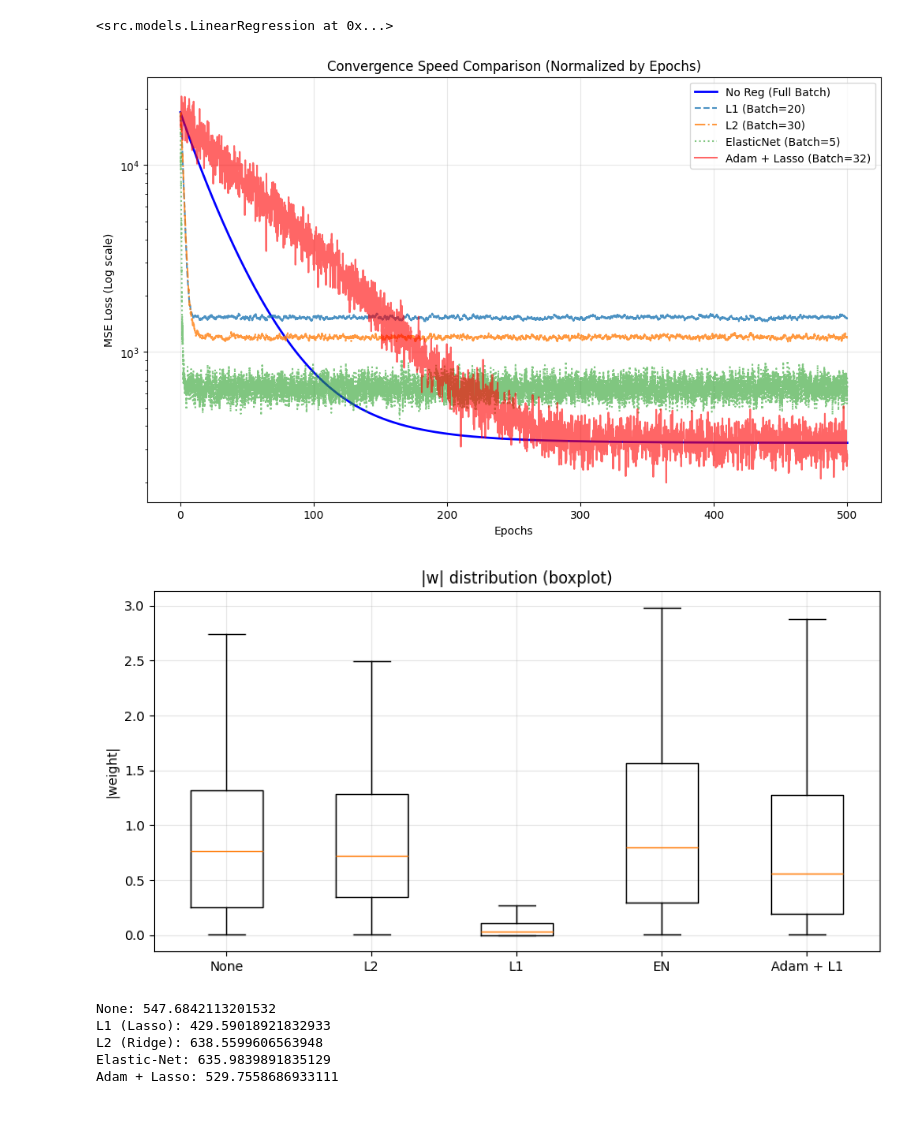
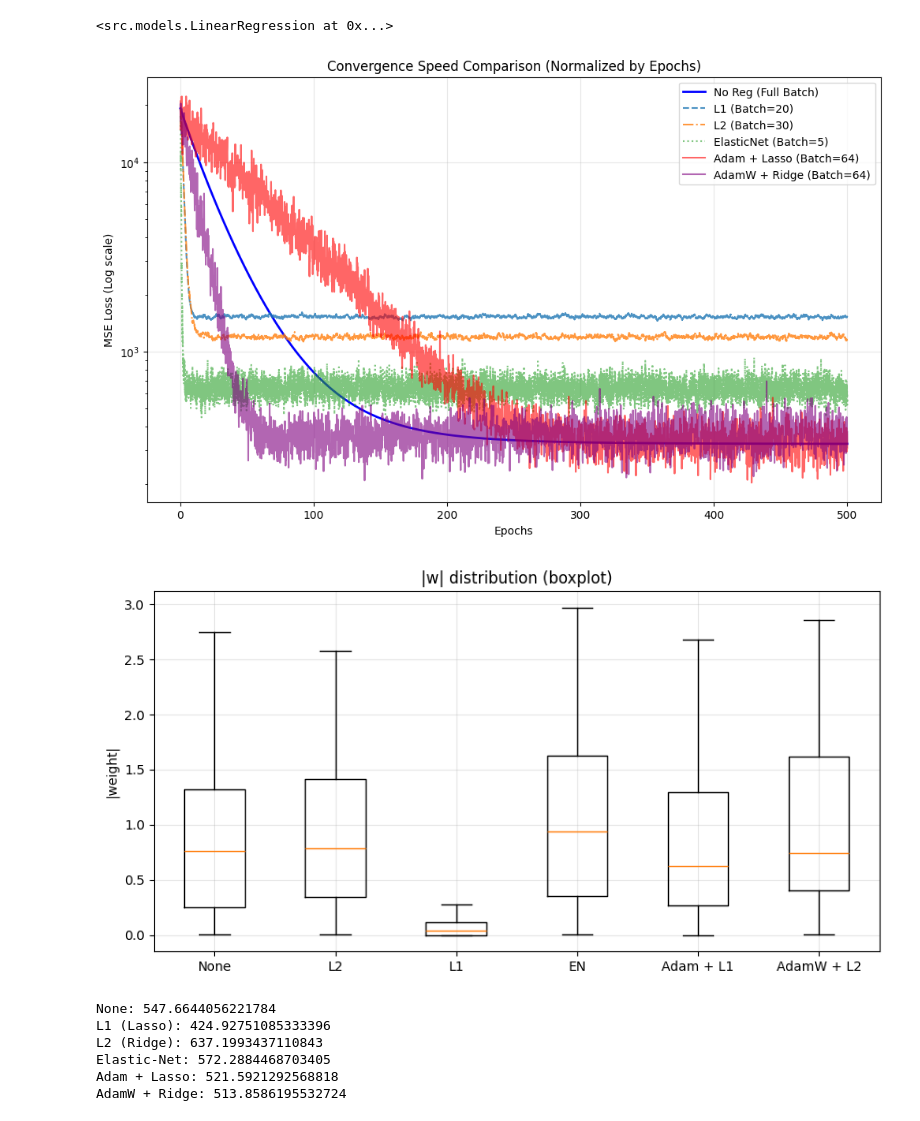
Before and after one commit to 1dober1/optimizer-playground, a Jupyter notebook: notebooks/experiments.ipynb, the cells around one changed output. Cells and saved outputs as stored; diff of their text form; code cells hidden in the pictures.

Commit message:
Add AdamW optimizer

```diff
--- a/notebooks/experiments.ipynb
+++ b/notebooks/experiments.ipynb
@@ -92,11 +93,20 @@ model_adam = LinearRegression(
     batch_size=64,
 )
 
+model_adamw = LinearRegression(
+    loss=MSE(),
+    opt=AdamW(lr=0.5, beta_1=0.9, beta_2=0.999, epsilon=1e-8),
+    steps=get_steps(64, n_train, epochs),
+    reg=L2(alpha=0.0001),
+    batch_size=64,
+)
+
 model_none.fit(X_train, y_train)
 model_l1.fit(X_train, y_train)
 model_l2.fit(X_train, y_train)
 model_en.fit(X_train, y_train)
 model_adam.fit(X_train, y_train)
+model_adamw.fit(X_train, y_train)
 # %% [output]
 <src.models.LinearRegression at 0x...>
 # %%
@@ -124,36 +134,43 @@ plt.plot(
 plt.plot(
     get_x_axis(model_l2.history, epochs),
     model_l2.history,
     label="L2 (Batch=30)",
     linestyle="-.",
     alpha=0.8,
 )
 plt.plot(
     get_x_axis(model_en.history, epochs),
     model_en.history,
     label="ElasticNet (Batch=5)",
     linestyle=":",
     alpha=0.6,
 )
 plt.plot(
     get_x_axis(model_adam.history, epochs),
     model_adam.history,
-    label="Adam + Lasso (Batch=32)",
+    label="Adam + Lasso (Batch=64)",
     linestyle="solid",
     color="red",
     alpha=0.6,
 )
-
+plt.plot(
+    get_x_axis(model_adamw.history, epochs),
+    model_adamw.history,
+    label="AdamW + Ridge (Batch=64)",
+    linestyle="solid",
+    color="purple",
+    alpha=0.6,
+)
 
 plt.xlabel("Epochs")
 plt.ylabel("MSE Loss (Log scale)")
 plt.title("Convergence Speed Comparison (Normalized by Epochs)")
 plt.legend()
 plt.grid(True, alpha=0.3)
 plt.yscale("log")
 plt.show()
 # %% [output]
-[figure, old version]
+[figure, new version]
 # %%
 weights = {
     "None": np.abs(model_none.w[1:]),
@@ -161,6 +178,7 @@ weights = {
     "L1": np.abs(model_l1.w[1:]),
     "EN": np.abs(model_en.w[1:]),
     "Adam + L1": np.abs(model_adam.w[1:]),
+    "AdamW + L2": np.abs(model_adamw.w[1:]),
 }
 
 plt.figure(figsize=(10, 5))
@@ -172,22 +190,25 @@ plt.ylabel("|weight|")
 plt.grid(True, alpha=0.3)
 plt.show()
 # %% [output]
-[figure, old version]
+[figure, new version]
 # %%
 y_pred_none = model_none.predict(X_test)
 y_pred_l1 = model_l1.predict(X_test)
 y_pred_l2 = model_l2.predict(X_test)
 y_pred_en = model_en.predict(X_test)
 y_pred_adam = model_adam.predict(X_test)
+y_pred_adamw = model_adamw.predict(X_test)
 
 print(f"None: {MSE()(y_test, y_pred_none)}")
 print(f"L1 (Lasso): {MSE()(y_test, y_pred_l1)}")
 print(f"L2 (Ridge): {MSE()(y_test, y_pred_l2)}")
 print(f"Elastic-Net: {MSE()(y_test, y_pred_en)}")
 print(f"Adam + Lasso: {MSE()(y_test, y_pred_adam)}")
+print(f"AdamW + Ridge: {MSE()(y_test, y_pred_adamw)}")
 # %% [output]
-None: 547.6842113201532
-L1 (Lasso): 429.59018921832933
-L2 (Ridge): 638.5599606563948
-Elastic-Net: 635.9839891835129
-Adam + Lasso: 529.7558686933111
+None: 547.6644056221784
+L1 (Lasso): 424.92751085333396
+L2 (Ridge): 637.1993437110843
+Elastic-Net: 572.2884468703405
+Adam + Lasso: 521.5921292568818
+AdamW + Ridge: 513.8586195532724
```
Also changed, not shown: parts of 1 cell of this notebook, 4 other files.
